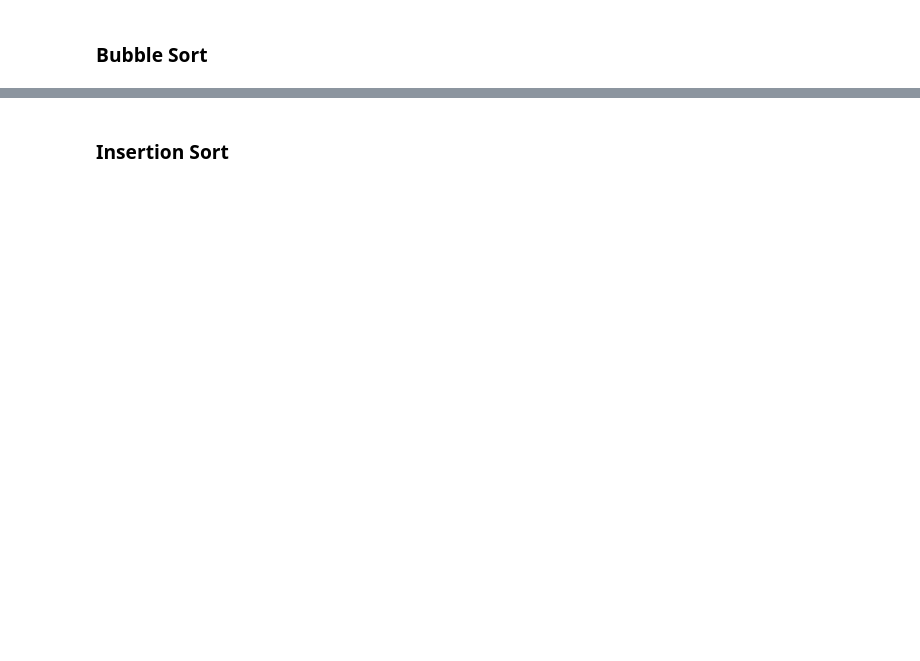
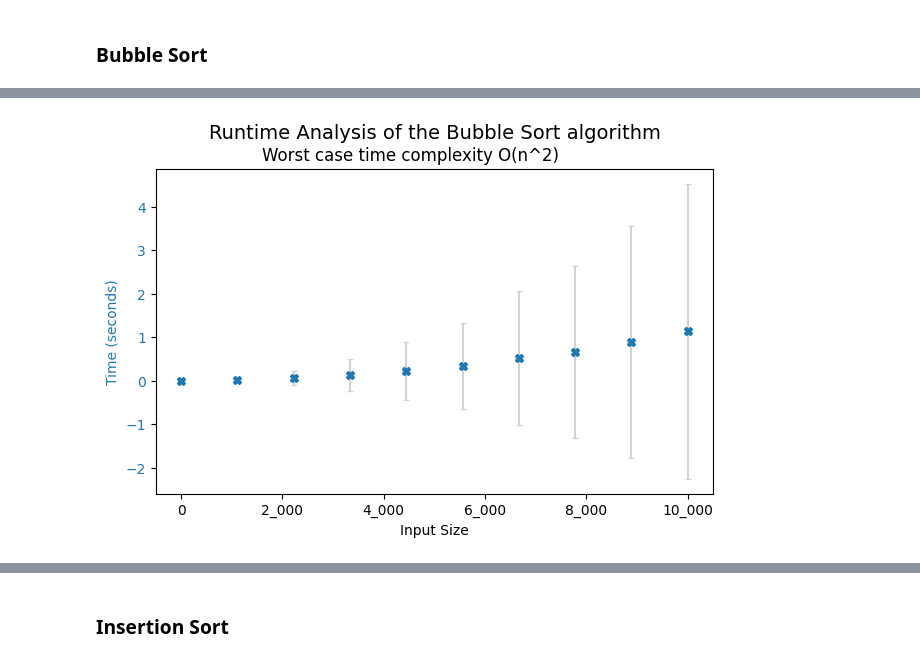
Before and after one commit to t-ded/algpy, a Jupyter notebook: examples/comparison_of_sorts.ipynb, the cells around one changed output, grey strips where cells are left out. Saved outputs shown, nothing was run; the diff lists cells and outputs as text; code cells hidden in the pictures; blank space fills up the shorter version.

Commit message:
update sort algorithm comparison examples to reflect run algorithm and runtime analysis changes and add plots

```diff
--- a/examples/comparison_of_sorts.ipynb
+++ b/examples/comparison_of_sorts.ipynb
@@ -44 +49,5 @@ Algorithm analysis on random instances:
 ----------
+# %%
+bubble_sort_runtime_analytic.plot_runtime_analysis(metric_to_plot='time')
+# %% [output]
+[figure, added]
```
Also changed, not shown: parts of 12 cells of this notebook.
